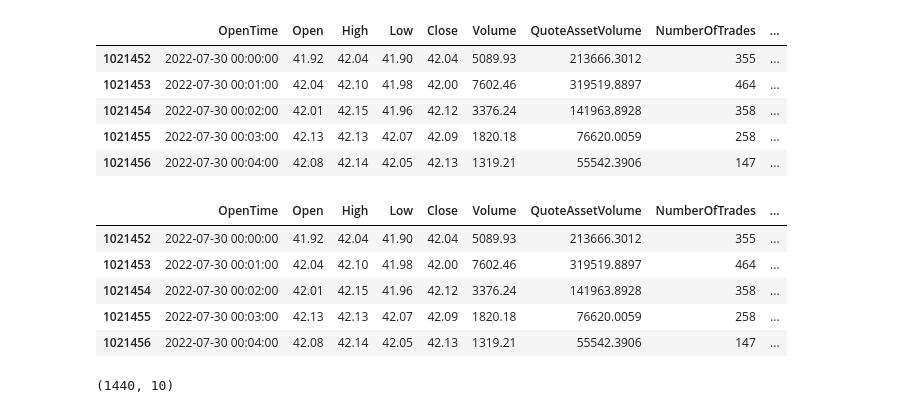
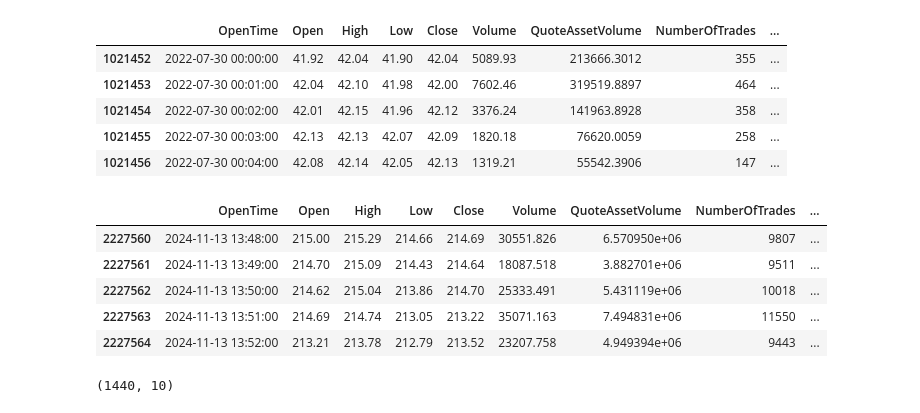
Before and after one commit to SahilChambyal/Parthurnax, a Jupyter notebook: DataVis/inspecting_data.ipynb, the cells around one changed output. Saved outputs shown, nothing was run; the diff lists cells and outputs as text; code cells hidden in the pictures.

```diff
--- a/DataVis/inspecting_data.ipynb
+++ b/DataVis/inspecting_data.ipynb
@@ -149,16 +149,16 @@ random_day_data.head()
 | 1021456 | 2022-07-30 00:04:00 | 42.08 | 42.14 | 42.05 | 42.13 | 1319.21 | 55542.3906 | 147 | ... |
 # %%
 # Keep the last few rows of the data to maintain the sequence
-#slice_df = df.tail(1440)  # Adjust the number of rows as needed
-slice_df = random_day_data
+slice_df = df.tail(1440)  # Adjust the number of rows as needed
+# slice_df = random_day_data
 slice_df.head()
 # %% [output]
 |  | OpenTime | Open | High | Low | Close | Volume | QuoteAssetVolume | NumberOfTrades | ... |
-| 1021452 | 2022-07-30 00:00:00 | 41.92 | 42.04 | 41.90 | 42.04 | 5089.93 | 213666.3012 | 355 | ... |
-| 1021453 | 2022-07-30 00:01:00 | 42.04 | 42.10 | 41.98 | 42.00 | 7602.46 | 319519.8897 | 464 | ... |
-| 1021454 | 2022-07-30 00:02:00 | 42.01 | 42.15 | 41.96 | 42.12 | 3376.24 | 141963.8928 | 358 | ... |
-| 1021455 | 2022-07-30 00:03:00 | 42.13 | 42.13 | 42.07 | 42.09 | 1820.18 | 76620.0059 | 258 | ... |
-| 1021456 | 2022-07-30 00:04:00 | 42.08 | 42.14 | 42.05 | 42.13 | 1319.21 | 55542.3906 | 147 | ... |
+| 2227560 | 2024-11-13 13:48:00 | 215.00 | 215.29 | 214.66 | 214.69 | 30551.826 | 6.570950e+06 | 9807 | ... |
+| 2227561 | 2024-11-13 13:49:00 | 214.70 | 215.09 | 214.43 | 214.64 | 18087.518 | 3.882701e+06 | 9511 | ... |
+| 2227562 | 2024-11-13 13:50:00 | 214.62 | 215.04 | 213.86 | 214.70 | 25333.491 | 5.431119e+06 | 10018 | ... |
+| 2227563 | 2024-11-13 13:51:00 | 214.69 | 214.74 | 213.05 | 213.22 | 35071.163 | 7.494831e+06 | 11550 | ... |
+| 2227564 | 2024-11-13 13:52:00 | 213.21 | 213.78 | 212.79 | 213.52 | 23207.758 | 4.949394e+06 | 9443 | ... |
 # %%
 # Display the shape of the sample data
 slice_df.shape
```
Also changed, not shown: parts of 8 cells of this notebook, 2 other files.
